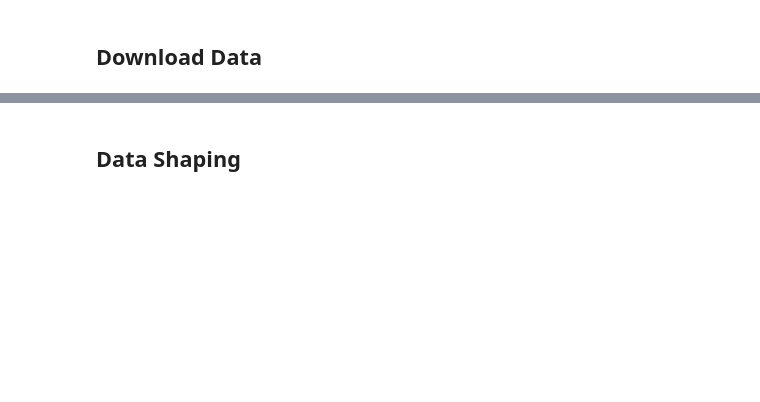
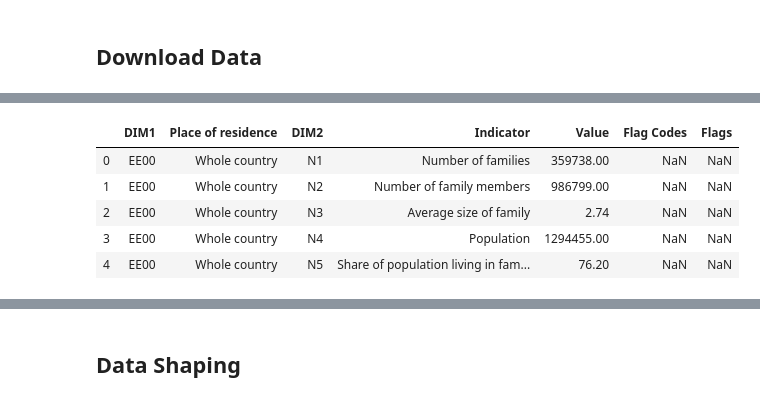
Before and after one commit to MariTheCodeExplorer/Coursera_Capstone, a Jupyter notebook: Capstone Project.ipynb, the cells around one changed output, grey strips where cells are left out. Cells and saved outputs as stored; diff of their text form; code cells hidden in the pictures; blank space fills up the shorter version.

```diff
--- a/Capstone Project.ipynb
+++ b/Capstone Project.ipynb
@@ -106,0 +93,10 @@ UnicodeDecodeError: 'utf-8' codec can't decode byte 0xe4 in position 8: invalid
+# %%
+df_districts = pd.read_csv(StringIO(data['kpis']))
+df_districts.head()
+# %% [output]
+|  | DIM1 | Place of residence | DIM2 | Indicator | Value | Flag Codes | Flags |
+| 0 | EE00 | Whole country | N1 | Number of families | 359738.00 | NaN | NaN |
+| 1 | EE00 | Whole country | N2 | Number of family members | 986799.00 | NaN | NaN |
+| 2 | EE00 | Whole country | N3 | Average size of family | 2.74 | NaN | NaN |
+| 3 | EE00 | Whole country | N4 | Population | 1294455.00 | NaN | NaN |
+| 4 | EE00 | Whole country | N5 | Share of population living in fam... | 76.20 | NaN | NaN |
```
Also changed, not shown: parts of 16 cells of this notebook, 2 other files.
